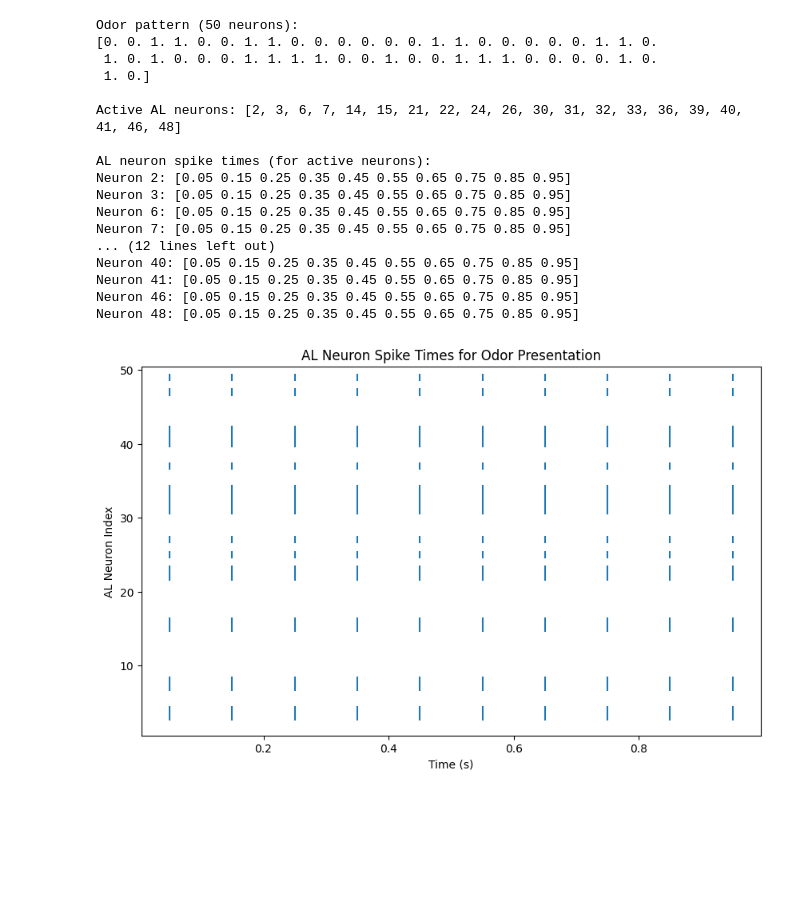
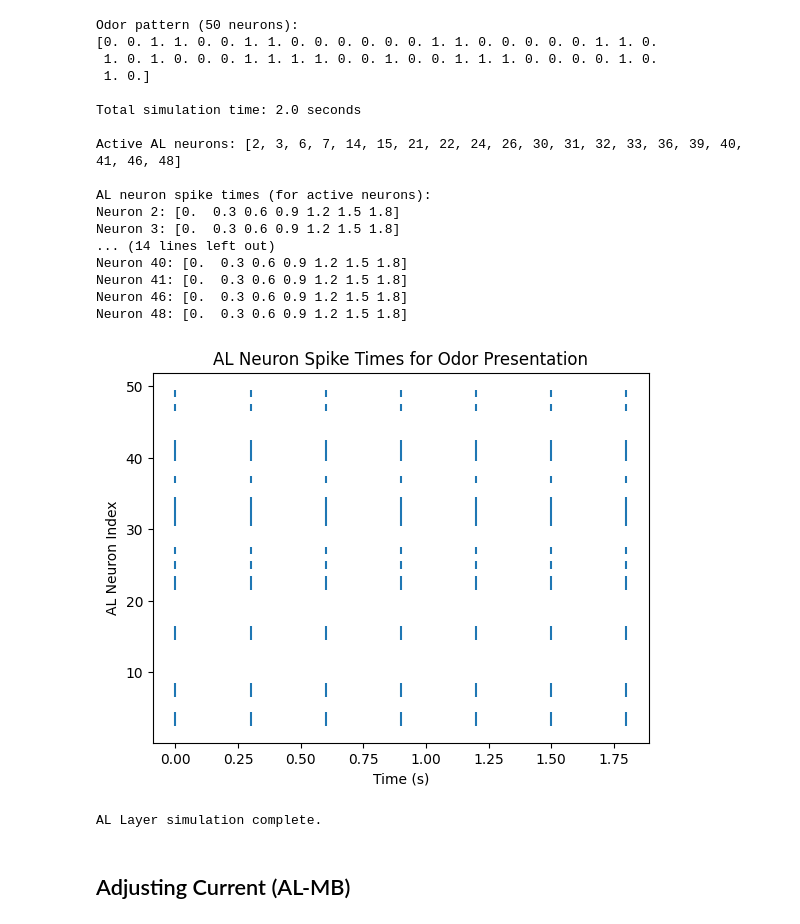
Before and after one commit to laurdang/NE593-Final-Project, a Jupyter notebook: model_with_LIF.ipynb, the cells around one changed output. Drawn from its saved outputs; the diff is of its cells as text; code cells hidden in the pictures; blank space fills up the shorter version.

Commit message:
cleaned up overall structure, added plots to adjust weights/currents to generate various MB activity patterns

```diff
--- a/model_with_LIF.ipynb
+++ b/model_with_LIF.ipynb
@@ -28,58 +33,66 @@ def make_odor(N_AL, N_ODOR_ACTIVE, seed=None):
 # %%
-# AL LAYER: generate odor pattern and AL neuron spike times
 odor = make_odor(N_AL, N_ODOR_ACTIVE, seed=42)
 
 print("Odor pattern (50 neurons):")
 print(odor)
 
-dt = 0.01                     # Timestep in seconds
-t = np.arange(0,10000)*dt    # Total duration
-t_total = 10000 * dt  # Total time in seconds
+dt = 0.001                     # Timestep in seconds
+t = np.arange(0,2000)*dt    # Total time trace in seconds
+t_total = 2000 * dt  # Total time in seconds
+print(f"\nTotal simulation time: {t_total} seconds")
 
+# Generate AL spikes based on the odor input -- can make into function in future
 AL_spikes = []
 
 for active in odor:
     if active:
-        spike_times = np.arange(0.05, 1.0, 0.1)  # 10 Hz firing
+        spike_times = np.arange(0, len(t), 300)  # Active neurons spike every 100 ms
+        spike_times = spike_times * dt            # convert to seconds
     else:
         spike_times = []
     AL_spikes.append(spike_times)
+
 
 active_neurons = [i for i, spike_times in enumerate(AL_spikes) if len(spike_times) > 0]
 print(f"\nActive AL neurons: {active_neurons}")
 
 print("\nAL neuron spike times (for active neurons):")
 for i, spike_times in enumerate(AL_spikes):
     if len(spike_times) > 0:
         print(f"Neuron {i}: {spike_times}")
 
-plt.figure(figsize=(10, 6))
+
+plt.figure()
 for i, spike_times in enumerate(AL_spikes):
     plt.vlines(spike_times, i + 0.5, i + 1.5)  # Plot vertical lines for spikes
 plt.xlabel('Time (s)')
 plt.ylabel('AL Neuron Index')
 plt.title('AL Neuron Spike Times for Odor Presentation')
-plt.ylim(0.5, N_AL + 0.5)
 plt.show()
+
+print("AL Layer simulation complete.")
 # %% [output]
 Odor pattern (50 neurons):
 [0. 0. 1. 1. 0. 0. 1. 1. 0. 0. 0. 0. 0. 0. 1. 1. 0. 0. 0. 0. 0. 1. 1. 0.
  1. 0. 1. 0. 0. 0. 1. 1. 1. 1. 0. 0. 1. 0. 0. 1. 1. 1. 0. 0. 0. 0. 1. 0.
  1. 0.]
 
+Total simulation time: 2.0 seconds
+
 Active AL neurons: [2, 3, 6, 7, 14, 15, 21, 22, 24, 26, 30, 31, 32, 33, 36, 39, 40, 41, 46, 48]
 
 AL neuron spike times (for active neurons):
-Neuron 2: [0.05 0.15 0.25 0.35 0.45 0.55 0.65 0.75 0.85 0.95]
-Neuron 3: [0.05 0.15 0.25 0.35 0.45 0.55 0.65 0.75 0.85 0.95]
-Neuron 6: [0.05 0.15 0.25 0.35 0.45 0.55 0.65 0.75 0.85 0.95]
-Neuron 7: [0.05 0.15 0.25 0.35 0.45 0.55 0.65 0.75 0.85 0.95]
-... (12 lines left out)
-Neuron 40: [0.05 0.15 0.25 0.35 0.45 0.55 0.65 0.75 0.85 0.95]
-Neuron 41: [0.05 0.15 0.25 0.35 0.45 0.55 0.65 0.75 0.85 0.95]
-Neuron 46: [0.05 0.15 0.25 0.35 0.45 0.55 0.65 0.75 0.85 0.95]
-Neuron 48: [0.05 0.15 0.25 0.35 0.45 0.55 0.65 0.75 0.85 0.95]
+Neuron 2: [0.  0.3 0.6 0.9 1.2 1.5 1.8]
+Neuron 3: [0.  0.3 0.6 0.9 1.2 1.5 1.8]
+... (14 lines left out)
+Neuron 40: [0.  0.3 0.6 0.9 1.2 1.5 1.8]
+Neuron 41: [0.  0.3 0.6 0.9 1.2 1.5 1.8]
+Neuron 46: [0.  0.3 0.6 0.9 1.2 1.5 1.8]
+Neuron 48: [0.  0.3 0.6 0.9 1.2 1.5 1.8]
-[figure, old version]
+[figure, new version]
+AL Layer simulation complete.
+# %% [markdown]
+## Adjusting Current (AL-MB)
 # %%
 # need to edit to try to get current to generate spikes in some MB neurons
 def alpha_current(t, spike_times, weight, tau):
```
Also changed, not shown: parts of 8 cells of this notebook.
